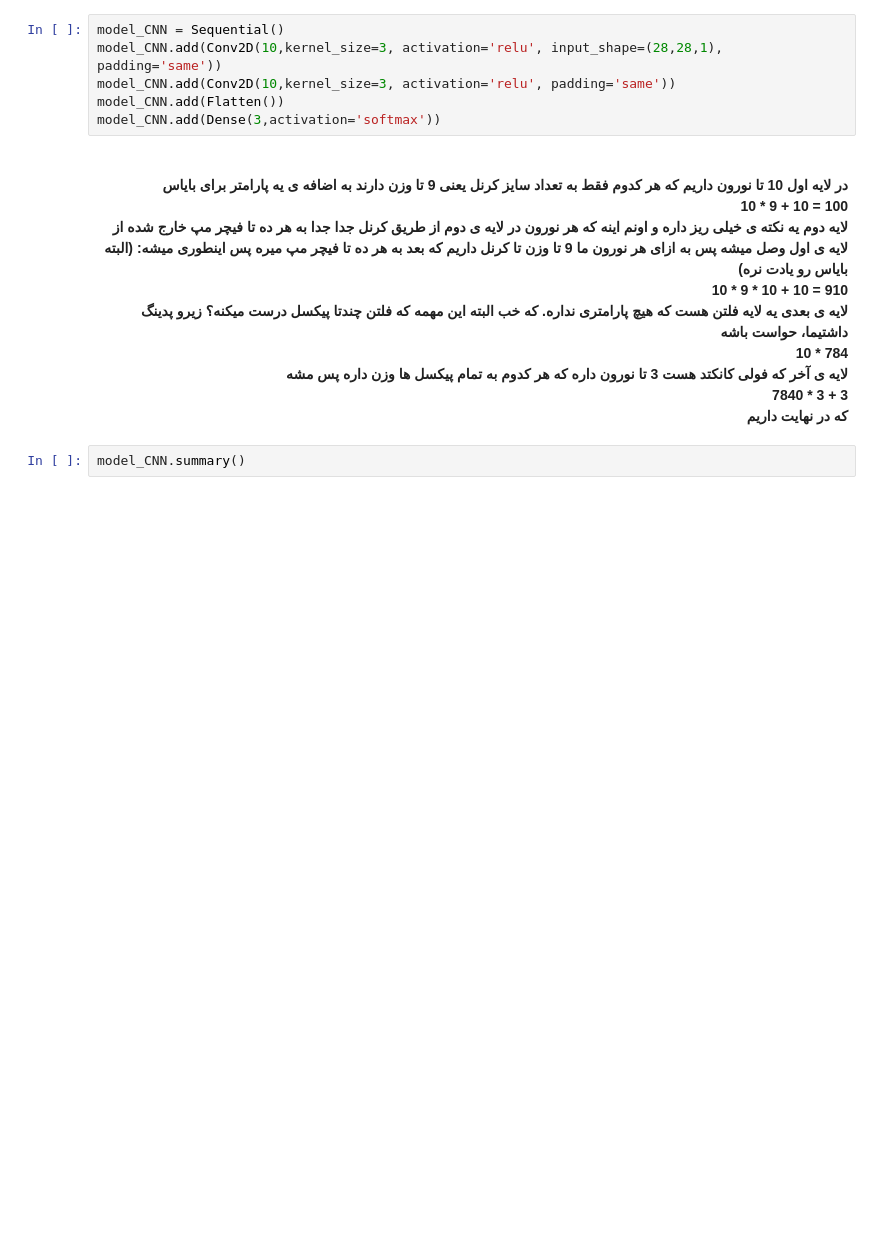
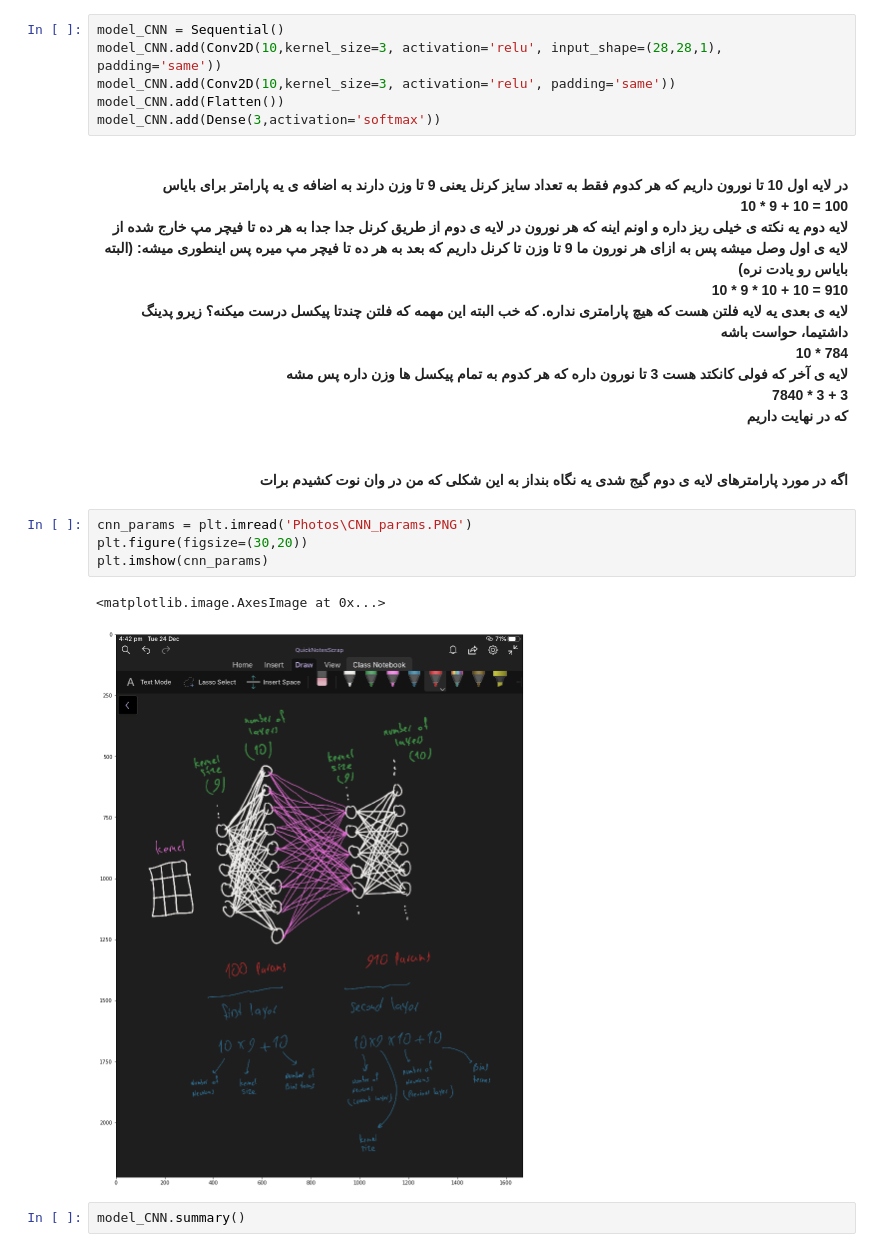
Before and after one commit to ShahrokhGit/DL_Practice, a Jupyter notebook: CNN_Chapter03.ipynb, the cells around one changed output. Drawn from its saved outputs; the diff is of its cells as text; blank space fills up the shorter version.

```diff
--- a/CNN_Chapter03.ipynb
+++ b/CNN_Chapter03.ipynb
@@ -202,6 +222,18 @@ model_CNN.add(Dense(3,activation='softmax'))
             <br> لایه ی آخر که فولی کانکتد هست 3 تا نورون داره که هر کدوم به تمام پیکسل ها وزن داره پس مشه
             <br> 7840 * 3 + 3
             <br> که در نهایت داریم
+# %% [markdown]
+<div align = 'right'>
+    <font size=3, style='font-family:B Nazanin'>
+        <b>
+            <br> اگه در مورد پارامترهای لایه ی دوم گیج شدی یه نگاه بنداز به این شکلی که من در وان نوت کشیدم برات
+# %%
+cnn_params = plt.imread('Photos\CNN_params.PNG')
+plt.figure(figsize=(30,20))
+plt.imshow(cnn_params)
+# %% [output]
+<matplotlib.image.AxesImage at 0x...>
+[figure, added]
 # %%
 model_CNN.summary()
 # %% [output]
```
Also changed, not shown: parts of 2 cells of this notebook, 6 other files.
